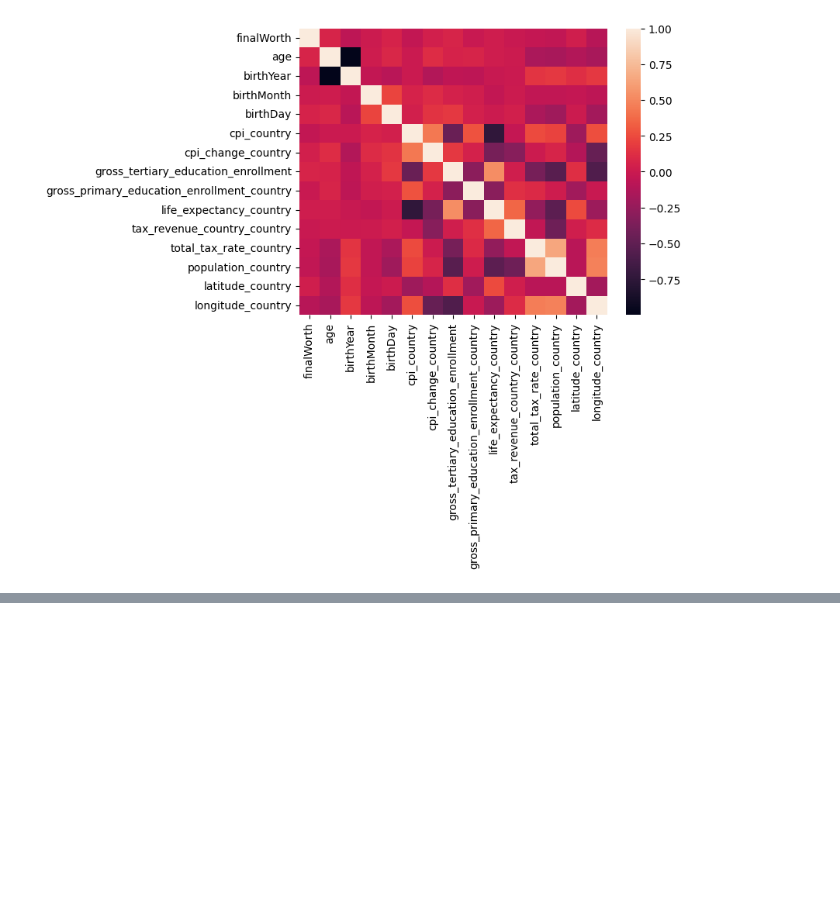
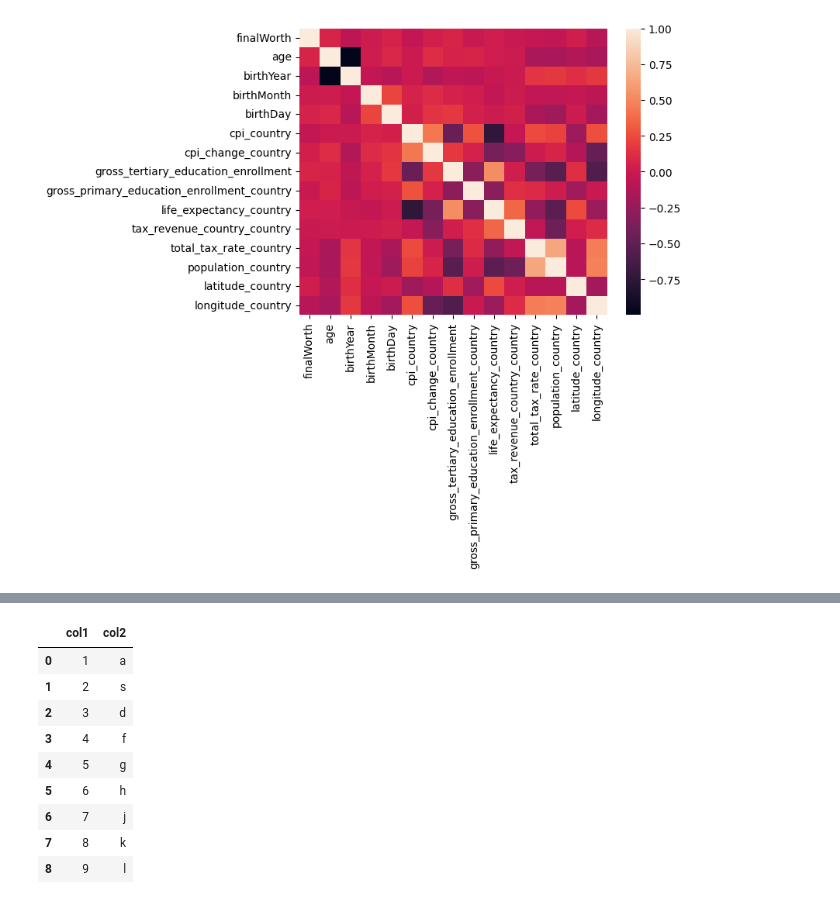
Before and after one commit to Kowallskiy/world_education, a Jupyter notebook: billion.ipynb, the cells around one changed output, grey strips where cells are left out. Cells and saved outputs as stored; diff of their text form; code cells hidden in the pictures; blank space fills up the shorter version.

```diff
--- a/billion.ipynb
+++ b/billion.ipynb
@@ -273,0 +315,20 @@ sns.heatmap(numer.corr())
+# %%
+ser1 = pd.Series(list('123456789'))
+ser2 = pd.Series(list('asdfghjkl'))
+
+ser = pd.DataFrame(ser1, ser2).reset_index()
+# %%
+ser = pd.DataFrame({'col1': ser1, 'col2': ser2})
+
+ser
+# %% [output]
+|  | col1 | col2 |
+| 0 | 1 | a |
+| 1 | 2 | s |
+| 2 | 3 | d |
+| 3 | 4 | f |
+| 4 | 5 | g |
+| 5 | 6 | h |
+| 6 | 7 | j |
+| 7 | 8 | k |
+| 8 | 9 | l |
```
Also changed, not shown: parts of 5 cells of this notebook.
